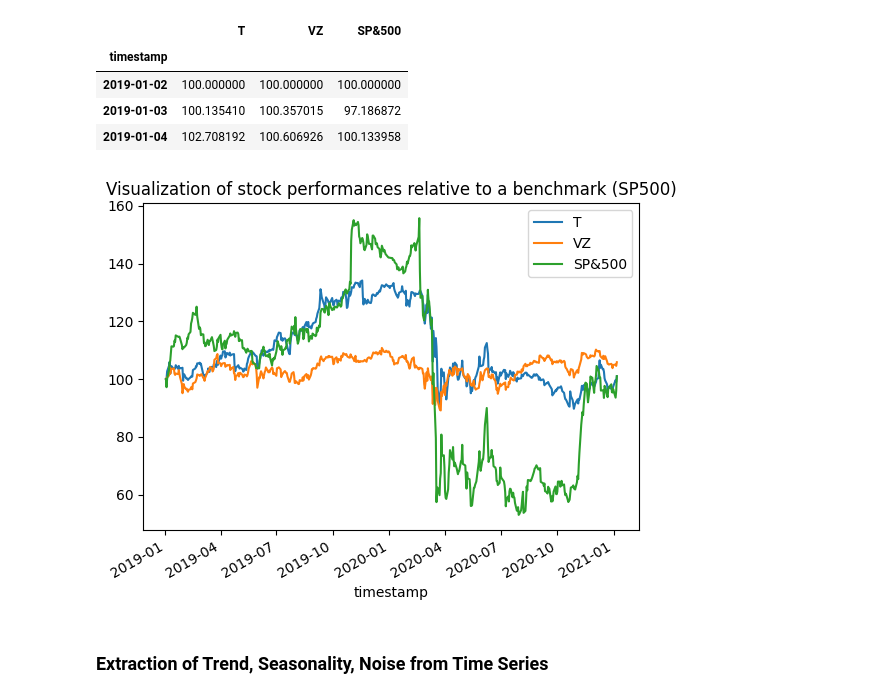
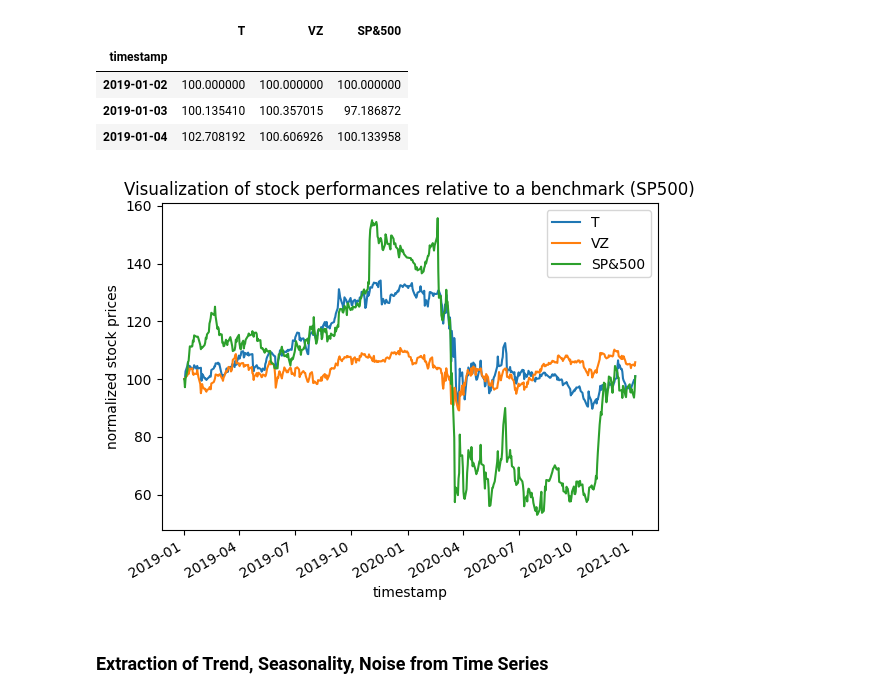
Before and after one commit to pallabee/Time-Series-for-Stock-Price-Prediction, a Jupyter notebook: data preparation/data_extraction.ipynb, the cells around one changed output. Cells and saved outputs as stored; diff of their text form; code cells hidden in the pictures.

```diff
--- a/data preparation/data_extraction.ipynb
+++ b/data preparation/data_extraction.ipynb
@@ -165,9 +166,10 @@ normalized_bench.head(3)
 | 2019-01-04 | 102.708192 | 100.606926 | 100.133958 |
 # %%
 normalized_bench.plot()
+plt.ylabel("normalized stock prices");
 plt.title("Visualization of stock performances relative to a benchmark (SP500)");
 # %% [output]
-[figure, old version]
+[figure, new version]
 # %% [markdown]
 ### Extraction of Trend, Seasonality, Noise from Time Series
 # %%
```
Also changed, not shown: parts of 19 cells of this notebook.
